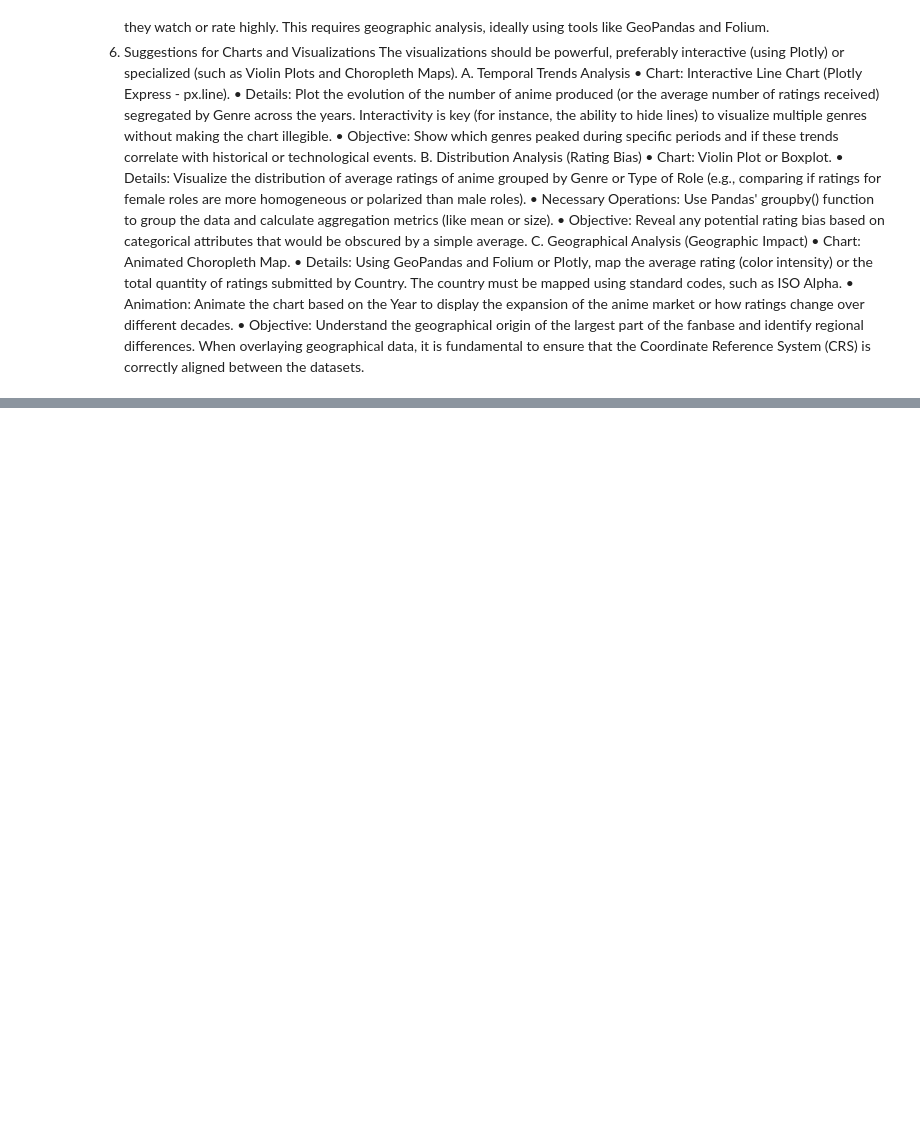
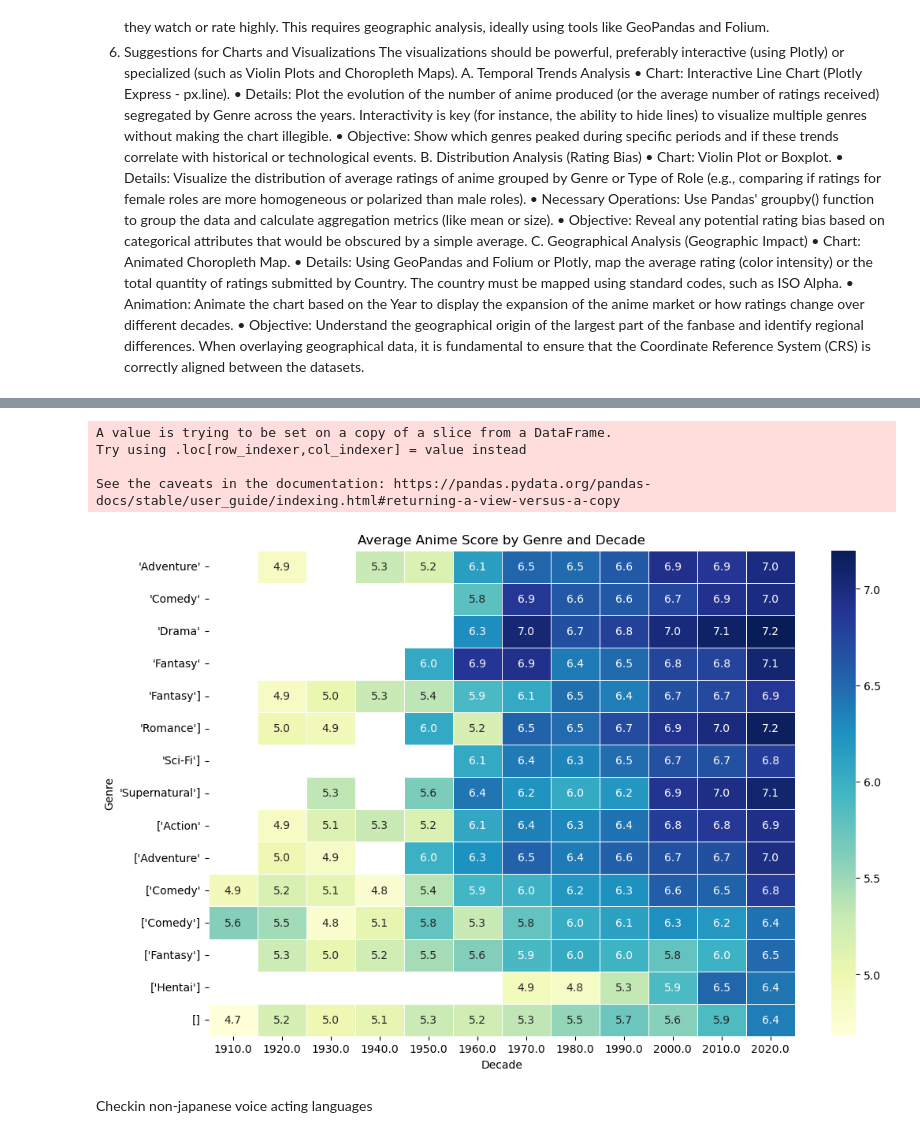
Before and after one commit to denis-budau/HCI-TWEB_2025-26, a Jupyter notebook: solution/PhilDataVisualization.ipynb, the cells around one changed output, grey strips where cells are left out. Cells and saved outputs as stored; diff of their text form; code cells hidden in the pictures; blank space fills up the shorter version.

Commit message:
Trying some plots and correlations

```diff
--- a/solution/PhilDataVisualization.ipynb
+++ b/solution/PhilDataVisualization.ipynb
@@ -107,0 +159,19 @@ import plotly.express as px #for px.line
+# %%
+# 1. Drop rows where 'start_year' is missing (crucial for timeline analysis)
+anime_clean = anime_details_df.dropna(subset=['start_year']).copy()
+
+# 2. Explode Genres
+# The 'genres' column is a string like "Action, Comedy". We split it into a list, then explode.
+# This increases the number of rows, so we save it as a separate DF for genre analysis.
+anime_genres = anime_clean.assign(genres=anime_clean['genres'].str.split(', ')).explode('genres')
+
+# 3. Simplify 'studios' (Take the first studio if multiple exist)
+anime_clean["primary_studio"] = anime_clean["studios"].str.extract(r"\['([^']+)")
+
+# 4. Binning Popularity
+# We categorize anime into 'Niche', 'Moderate', 'Hit', 'Blockbuster' based on members count
+bins = [0, 5000, 50000, 200000, np.inf]
+labels = ['Niche', 'Moderate', 'Hit', 'Blockbuster']
+anime_clean['popularity_tier'] = pd.cut(anime_clean['members'], bins=bins, labels=labels)
+
+print("Data Cleaned. Ready for Analysis.")
@@ -107,0 +186,25 @@ import plotly.express as px #for px.line
+# %%
+# Select top 15 genres by total frequency to keep the chart readable
+top_genres = anime_genres['genres'].value_counts().head(15).index
+
+# Filter the genre dataframe
+genre_trend = anime_genres[anime_genres['genres'].isin(top_genres)]
+
+# Create a 'decade' column for aggregation
+genre_trend['decade'] = (genre_trend['start_year'] // 10) * 10
+
+# Pivot table: Index=Genres, Columns=Decade, Values=Mean Score
+heatmap_data = genre_trend.pivot_table(index='genres', columns='decade', values='score', aggfunc='mean')
+
+plt.figure(figsize=(12, 8))
+sns.heatmap(heatmap_data, annot=True, fmt=".1f", cmap="YlGnBu", linewidths=.5)
+plt.title("Average Anime Score by Genre and Decade")
+plt.xlabel("Decade")
+plt.ylabel("Genre")
+plt.show()
+# %% [output]
+A value is trying to be set on a copy of a slice from a DataFrame.
+Try using .loc[row_indexer,col_indexer] = value instead
+
+See the caveats in the documentation: https://pandas.pydata.org/pandas-docs/stable/user_guide/indexing.html#returning-a-view-versus-a-copy
+[figure, added]
@@ -107,0 +276,2 @@ import plotly.express as px #for px.line
+# %% [markdown]
+Checkin non-japanese voice acting languages
```
Also changed, not shown: parts of 9 cells of this notebook, 3 other files.
